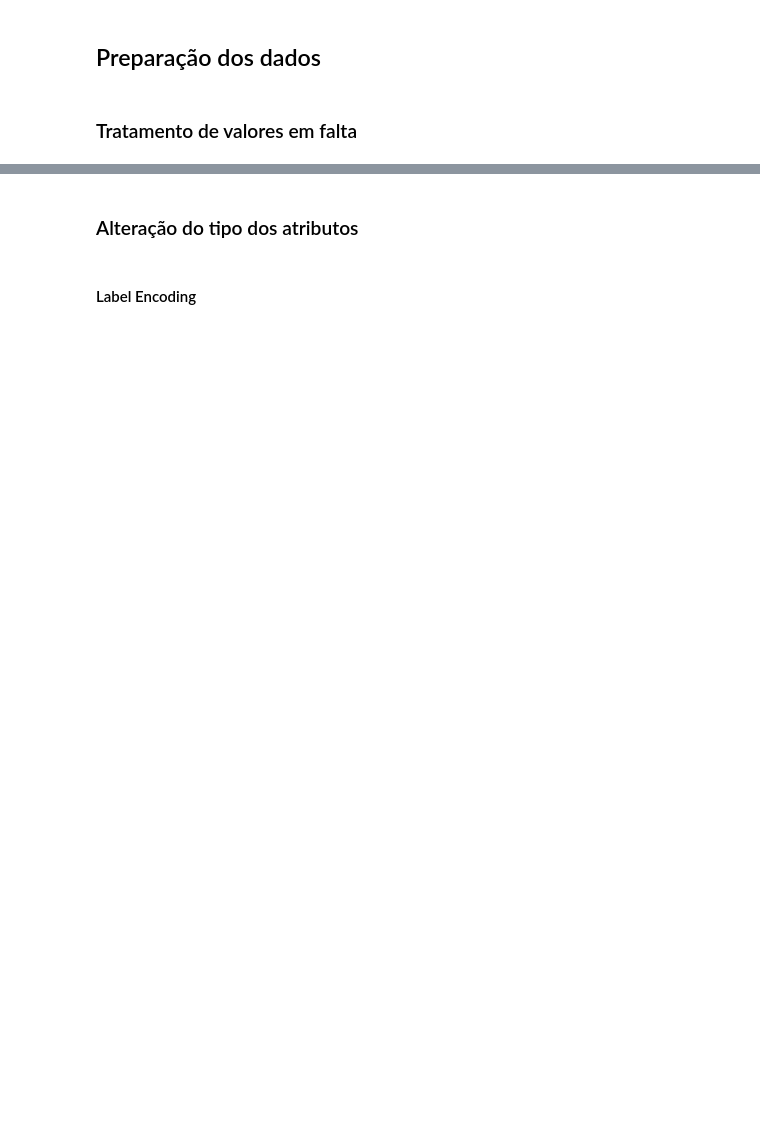
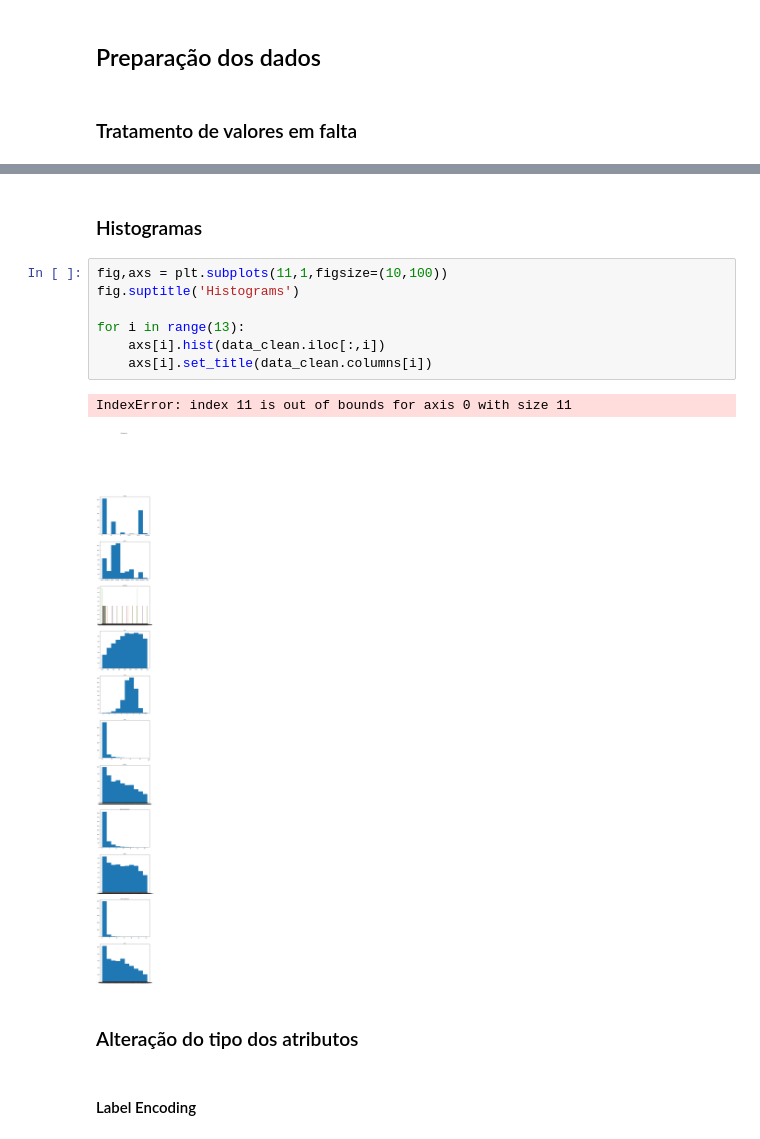
Before and after one commit to vascoliveira2511/DAA, a Jupyter notebook: trabalho/cinema.ipynb, the cells around one changed output, grey strips where cells are left out. Drawn from its saved outputs; the diff is of its cells as text; blank space fills up the shorter version.

```diff
--- a/trabalho/cinema.ipynb
+++ b/trabalho/cinema.ipynb
@@ -176,3 +403,15 @@ df.reset_index(drop=True, inplace=True)
+# %% [markdown]
+### Histogramas
+# %%
+fig,axs = plt.subplots(11,1,figsize=(10,100))
+fig.suptitle('Histograms')
+
+for i in range(13):
+    axs[i].hist(data_clean.iloc[:,i])
+    axs[i].set_title(data_clean.columns[i])
+# %% [output]
+IndexError: index 11 is out of bounds for axis 0 with size 11
+[figure, added]
 # %% [markdown]
 ### Alteração do tipo dos atributos
 # %% [markdown]
```
Also changed, not shown: parts of 52 cells of this notebook.
